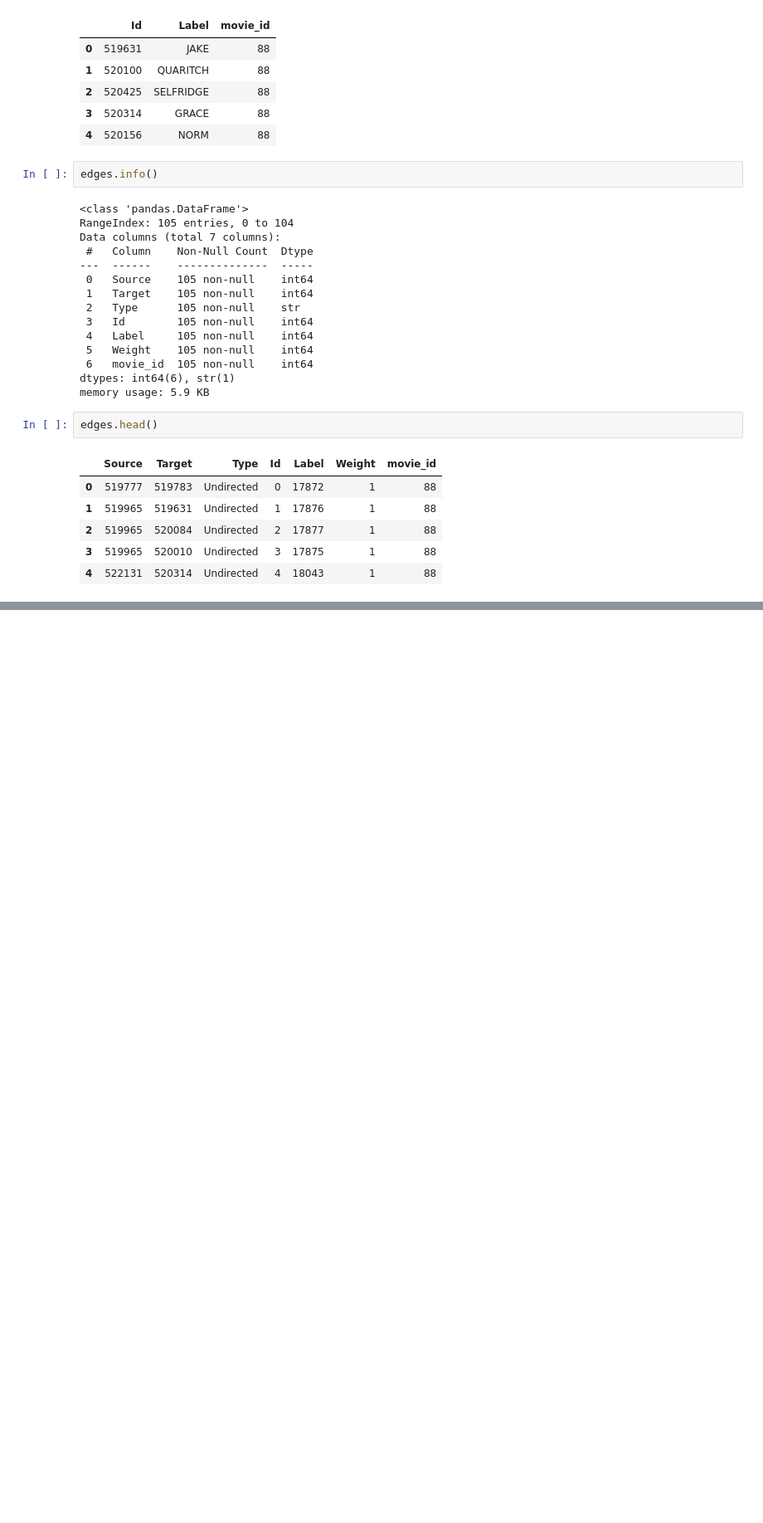
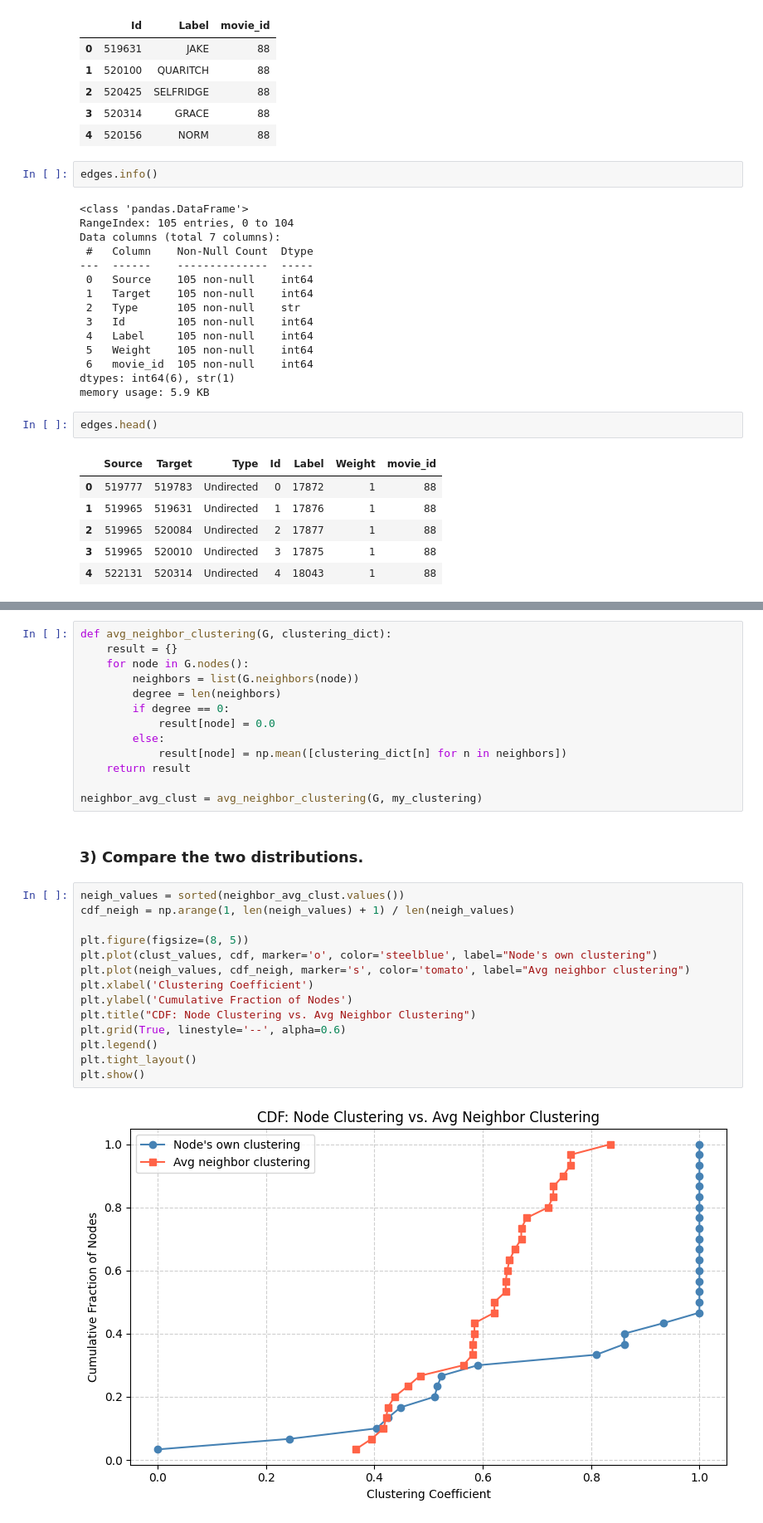
Before and after one commit to MoriondoTommaso/social-network-analysis-avatar-movie, a Jupyter notebook: notebooks/notebooks.ipynb, the cells around one changed output, grey strips where cells are left out. Shown at 83% size. Cells and saved outputs as stored; diff of their text form; blank space fills up the shorter version.

```diff
--- a/notebooks/notebooks.ipynb
+++ b/notebooks/notebooks.ipynb
@@ -69,0 +227,31 @@ edges.head()
+# %%
+def avg_neighbor_clustering(G, clustering_dict):
+    result = {}
+    for node in G.nodes():
+        neighbors = list(G.neighbors(node))
+        degree = len(neighbors)
+        if degree == 0:
+            result[node] = 0.0
+        else:
+            result[node] = np.mean([clustering_dict[n] for n in neighbors])
+    return result
+
+neighbor_avg_clust = avg_neighbor_clustering(G, my_clustering)
+# %% [markdown]
+### 3) Compare the two distributions.
+# %%
+neigh_values = sorted(neighbor_avg_clust.values())
+cdf_neigh = np.arange(1, len(neigh_values) + 1) / len(neigh_values)
+
+plt.figure(figsize=(8, 5))
+plt.plot(clust_values, cdf, marker='o', color='steelblue', label="Node's own clustering")
+plt.plot(neigh_values, cdf_neigh, marker='s', color='tomato', label="Avg neighbor clustering")
+plt.xlabel('Clustering Coefficient')
+plt.ylabel('Cumulative Fraction of Nodes')
+plt.title("CDF: Node Clustering vs. Avg Neighbor Clustering")
+plt.grid(True, linestyle='--', alpha=0.6)
+plt.legend()
+plt.tight_layout()
+plt.show()
+# %% [output]
+[figure, added]
```
Also changed, not shown: parts of 39 cells of this notebook, 5 other files.
